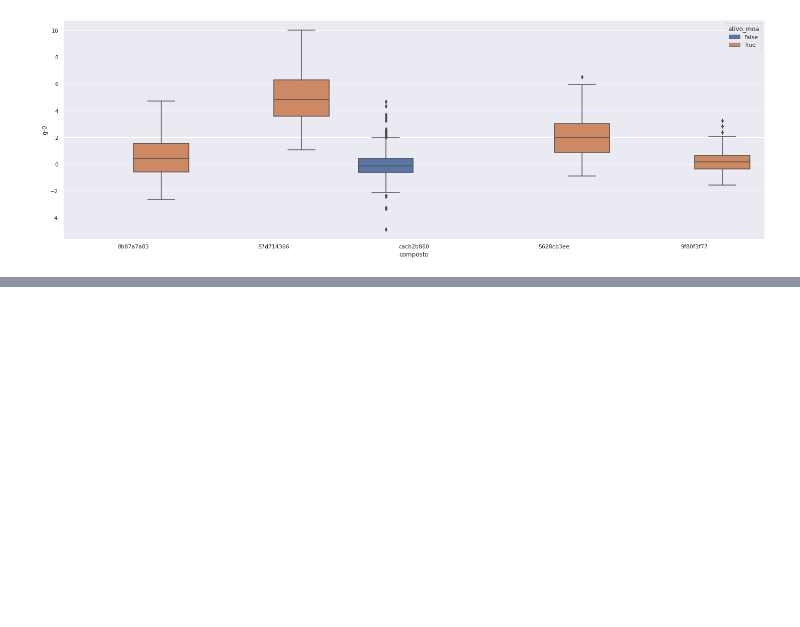
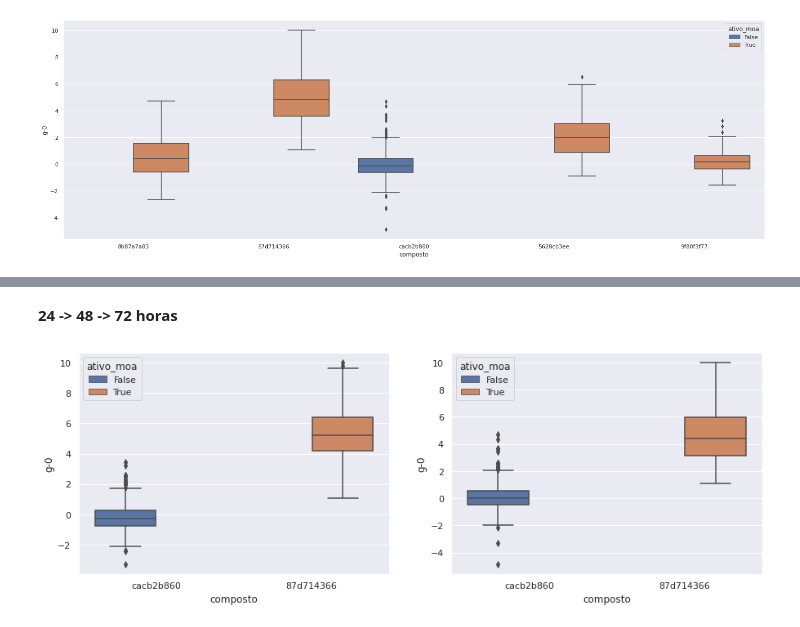
Before and after one commit to jessicasilvacodes/imersao-dados-3-alura, a Jupyter notebook: imersao_dados_alura.ipynb, the cells around one changed output, grey strips where cells are left out. Cells and saved outputs as stored; diff of their text form; code cells hidden in the pictures; blank space fills up the shorter version.

```diff
--- a/imersao_dados_alura.ipynb
+++ b/imersao_dados_alura.ipynb
@@ -784,0 +811,14 @@ sns.boxplot(data = dados_combinados.query('composto in @composto_principal'), y
+# %% [markdown]
+**24 -> 48 -> 72 horas**
+# %%
+fig, (ax1, ax2) = plt.subplots(1, 2, figsize=(15,5))
+
+sns.boxplot(data = dados_combinados.query('composto in @composto_principal & dose == "D1"'), y= 'g-0', x='composto',
+            hue='ativo_moa', order = composto_principal, ax = ax1)
+
+sns.boxplot(data = dados_combinados.query('composto in @composto_principal & dose == "D2"'), y= 'g-0', x='composto',
+            hue='ativo_moa', order = composto_principal, ax = ax2)
+
+plt.show()
+# %% [output]
+[figure, added]
```
Also changed, not shown: parts of 6 cells of this notebook.
